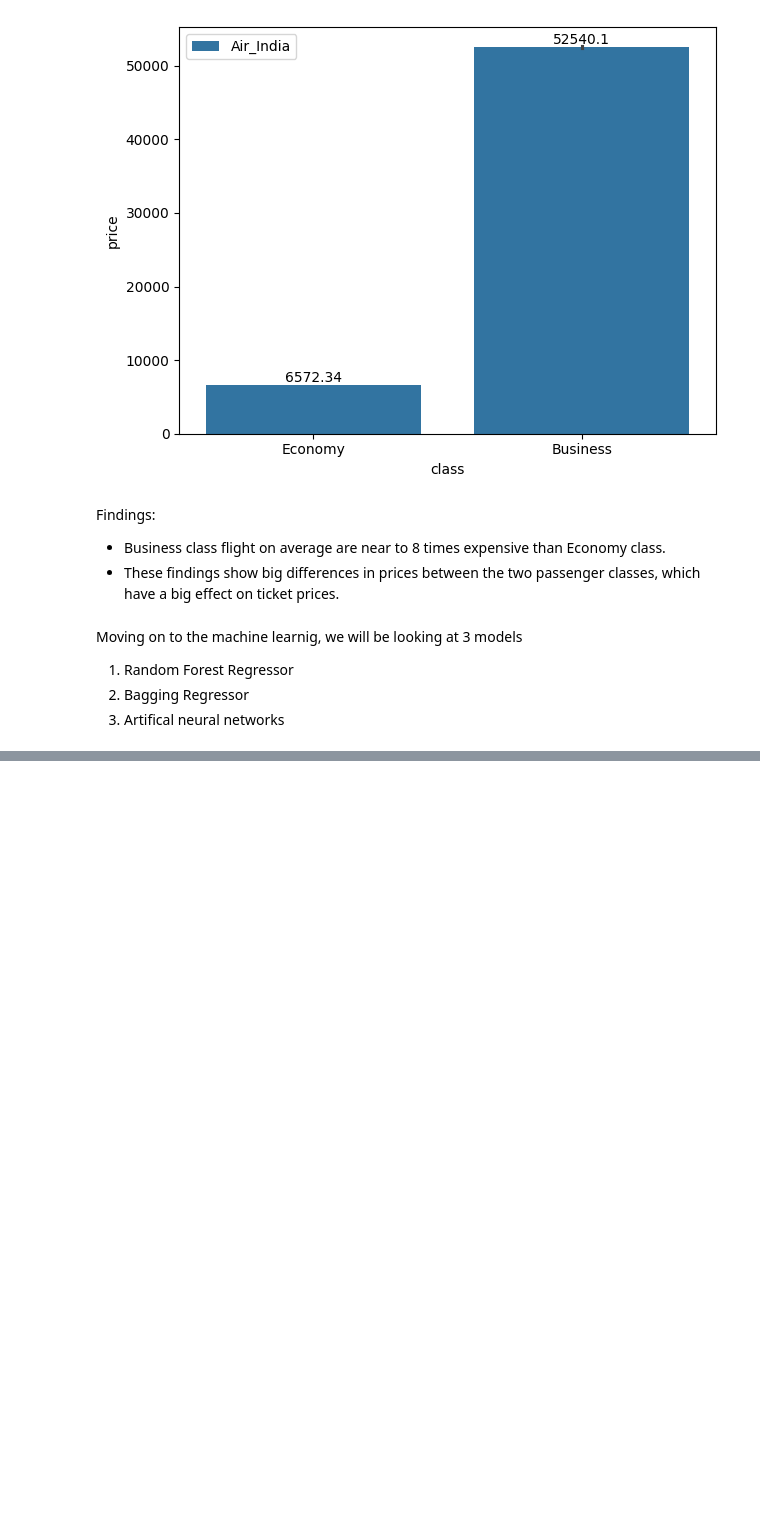
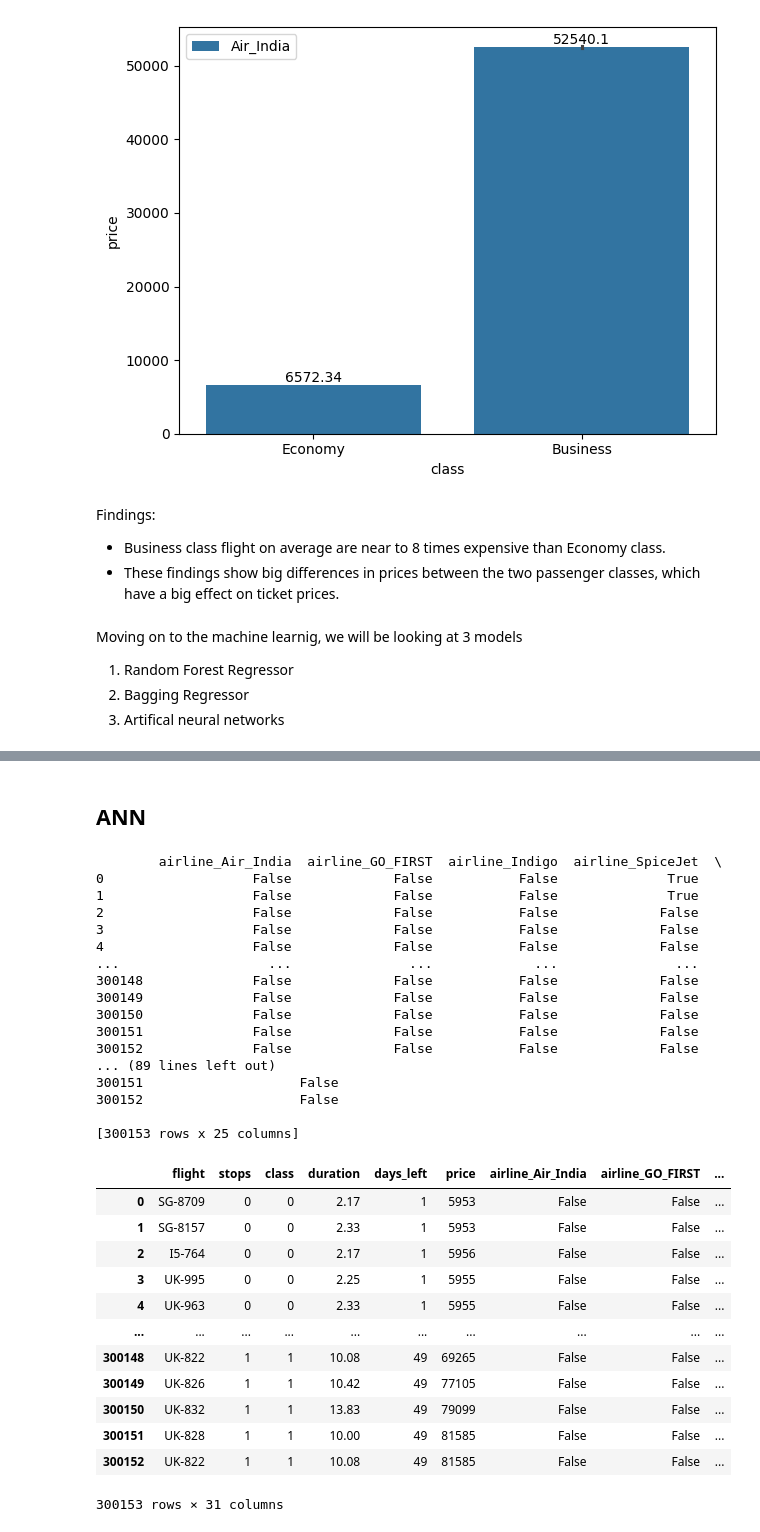
Before and after one commit to adimehta97/AIM-Final-Project, a Jupyter notebook: Flight_Price_Prediction_|_AIM_Final_Project.ipynb, the cells around one changed output, grey strips where cells are left out. Saved outputs shown, nothing was run; the diff lists cells and outputs as text; code cells hidden in the pictures; blank space fills up the shorter version.

```diff
--- a/Flight_Price_Prediction_|_AIM_Final_Project.ipynb
+++ b/Flight_Price_Prediction_|_AIM_Final_Project.ipynb
@@ -310,4 +316,5 @@ Moving on to the machine learnig, we will be looking at 3 models
 2. Bagging Regressor
 3. Artifical neural networks
 # %%
-df_bk=df.copy()
+df_ann=df.copy()
+df_ann.columns
@@ -440,0 +449,49 @@ result
+# %% [markdown]
+## **ANN**
+# %%
+# Since "stop" and "class" variables are ordinal variables, the encoding process should be accordingly.
+df_ann["stops"] = df_ann["stops"].replace({'zero': 0,
+                                   'one': 1,
+                                   'two_or_more': 2})
+
+df_ann["class"] = df_ann["class"].replace({'Economy': 0,
+                                   'Business': 1})
+# %%
+# One Hot Encoding
+dummies_variables = ["airline", "source_city", "departure_time", "arrival_time", "destination_city"]
+dummies = pd.get_dummies(df_ann[dummies_variables], drop_first= True)
+
+df_ann = pd.concat([df_ann, dummies], axis=1)
+df_ann = df_ann.drop(["airline", "source_city", "departure_time", "arrival_time", "destination_city"],axis=1)
+df_ann
+# %% [output]
+        airline_Air_India  airline_GO_FIRST  airline_Indigo  airline_SpiceJet  \
+0                   False             False           False              True
+1                   False             False           False              True
+2                   False             False           False             False
+3                   False             False           False             False
+4                   False             False           False             False
+...                   ...               ...             ...               ...
+300148              False             False           False             False
+300149              False             False           False             False
+300150              False             False           False             False
+300151              False             False           False             False
+300152              False             False           False             False
+... (89 lines left out)
+300151                    False
+300152                    False
+
+[300153 rows x 25 columns]
+|  | flight | stops | class | duration | days_left | price | airline_Air_India | airline_GO_FIRST | ... |
+| 0 | SG-8709 | 0 | 0 | 2.17 | 1 | 5953 | False | False | ... |
+| 1 | SG-8157 | 0 | 0 | 2.33 | 1 | 5953 | False | False | ... |
+| 2 | I5-764 | 0 | 0 | 2.17 | 1 | 5956 | False | False | ... |
+| 3 | UK-995 | 0 | 0 | 2.25 | 1 | 5955 | False | False | ... |
+| 4 | UK-963 | 0 | 0 | 2.33 | 1 | 5955 | False | False | ... |
+| ... | ... | ... | ... | ... | ... | ... | ... | ... | ... |
+| 300148 | UK-822 | 1 | 1 | 10.08 | 49 | 69265 | False | False | ... |
+| 300149 | UK-826 | 1 | 1 | 10.42 | 49 | 77105 | False | False | ... |
+| 300150 | UK-832 | 1 | 1 | 13.83 | 49 | 79099 | False | False | ... |
+| 300151 | UK-828 | 1 | 1 | 10.00 | 49 | 81585 | False | False | ... |
+| 300152 | UK-822 | 1 | 1 | 10.08 | 49 | 81585 | False | False | ... |
+300153 rows × 31 columns
```
Also changed, not shown: parts of 12 cells of this notebook.
